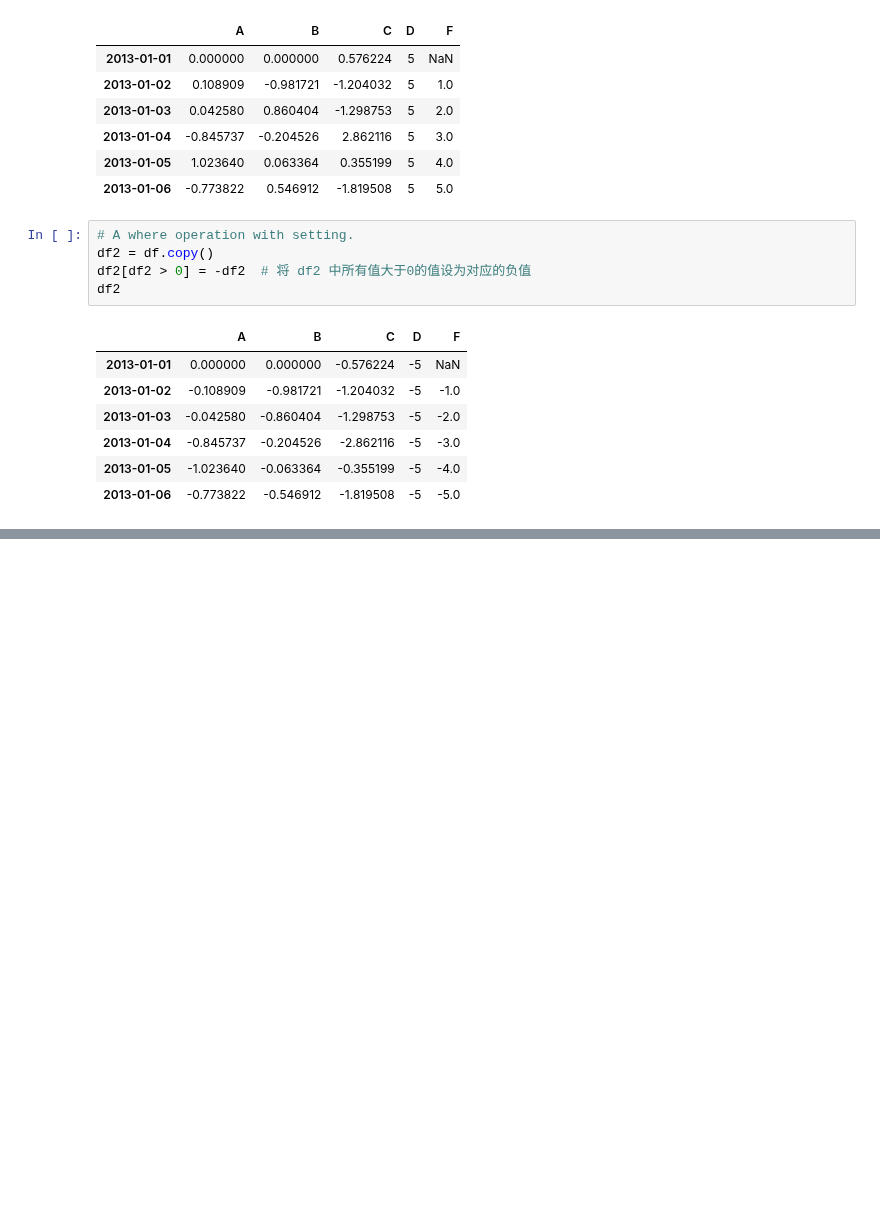
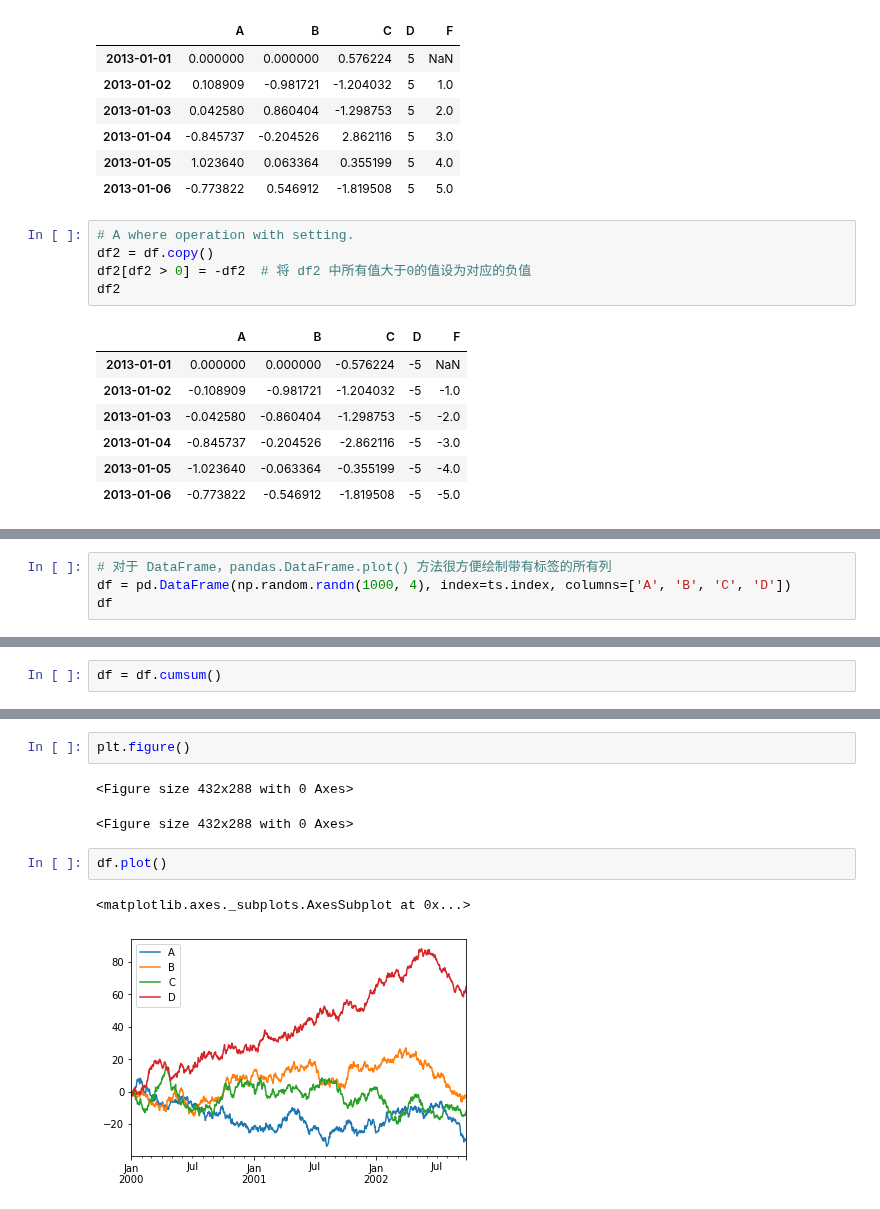
Before and after one commit to godontop/python, a Jupyter notebook: notebook/0001.ipynb, the cells around one changed output, grey strips where cells are left out. Drawn from its saved outputs; the diff is of its cells as text; blank space fills up the shorter version.

Commit message:
pandas 10 minutes exercise

```diff
--- a/notebook/0001.ipynb
+++ b/notebook/0001.ipynb
@@ -621,0 +1368,4 @@ df2
+# %%
+# 对于 DataFrame，pandas.DataFrame.plot() 方法很方便绘制带有标签的所有列
+df = pd.DataFrame(np.random.randn(1000, 4), index=ts.index, columns=['A', 'B', 'C', 'D'])
+df
@@ -621,0 +1386,2 @@ df2
+# %%
+df = df.cumsum()
@@ -621,0 +1404,10 @@ df2
+# %%
+plt.figure()
+# %% [output]
+<Figure size 432x288 with 0 Axes>
+<Figure size 432x288 with 0 Axes>
+# %%
+df.plot()
+# %% [output]
+<matplotlib.axes._subplots.AxesSubplot at 0x...>
+[figure, added]
```
Also changed, not shown: parts of 99 cells of this notebook.
